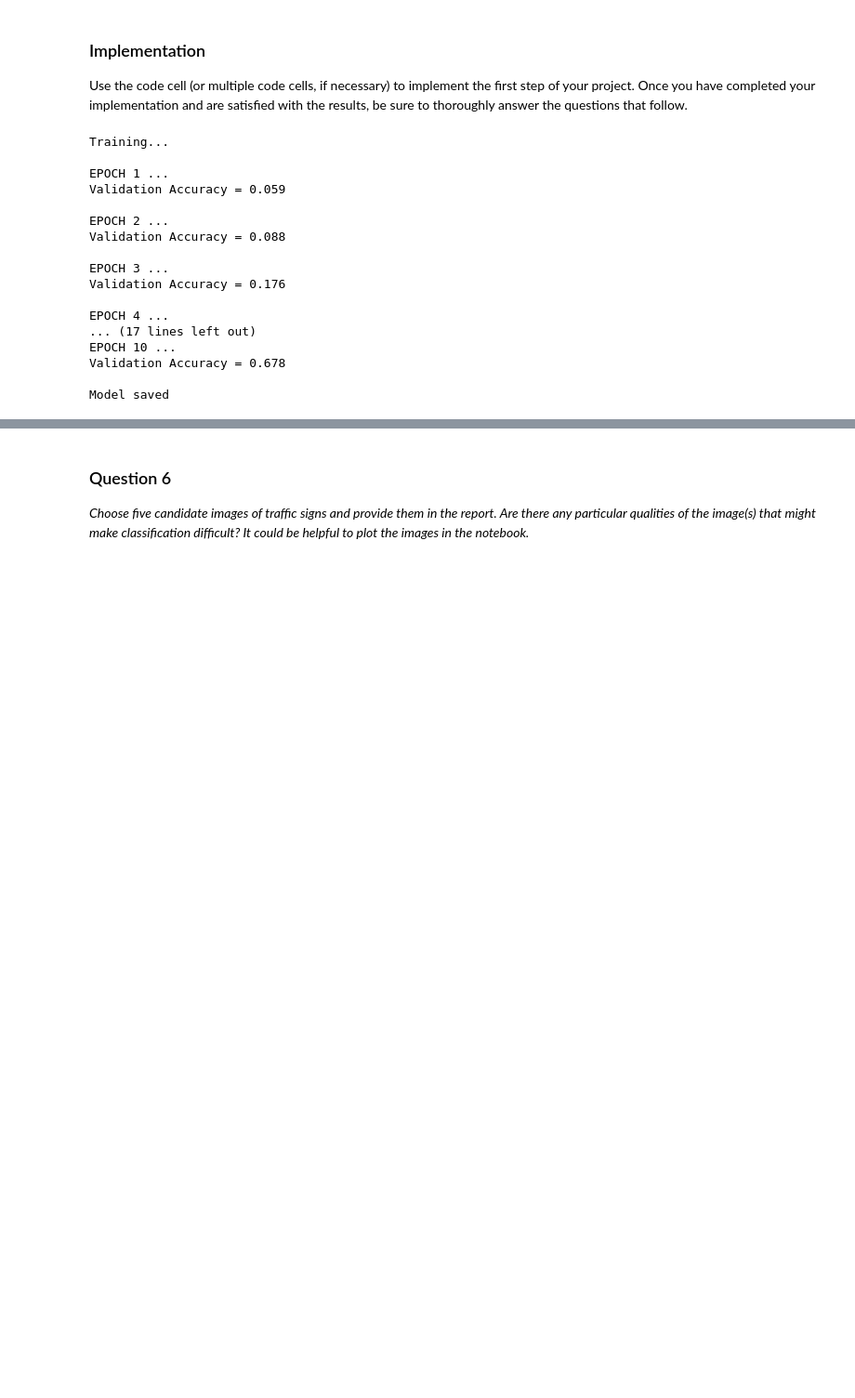
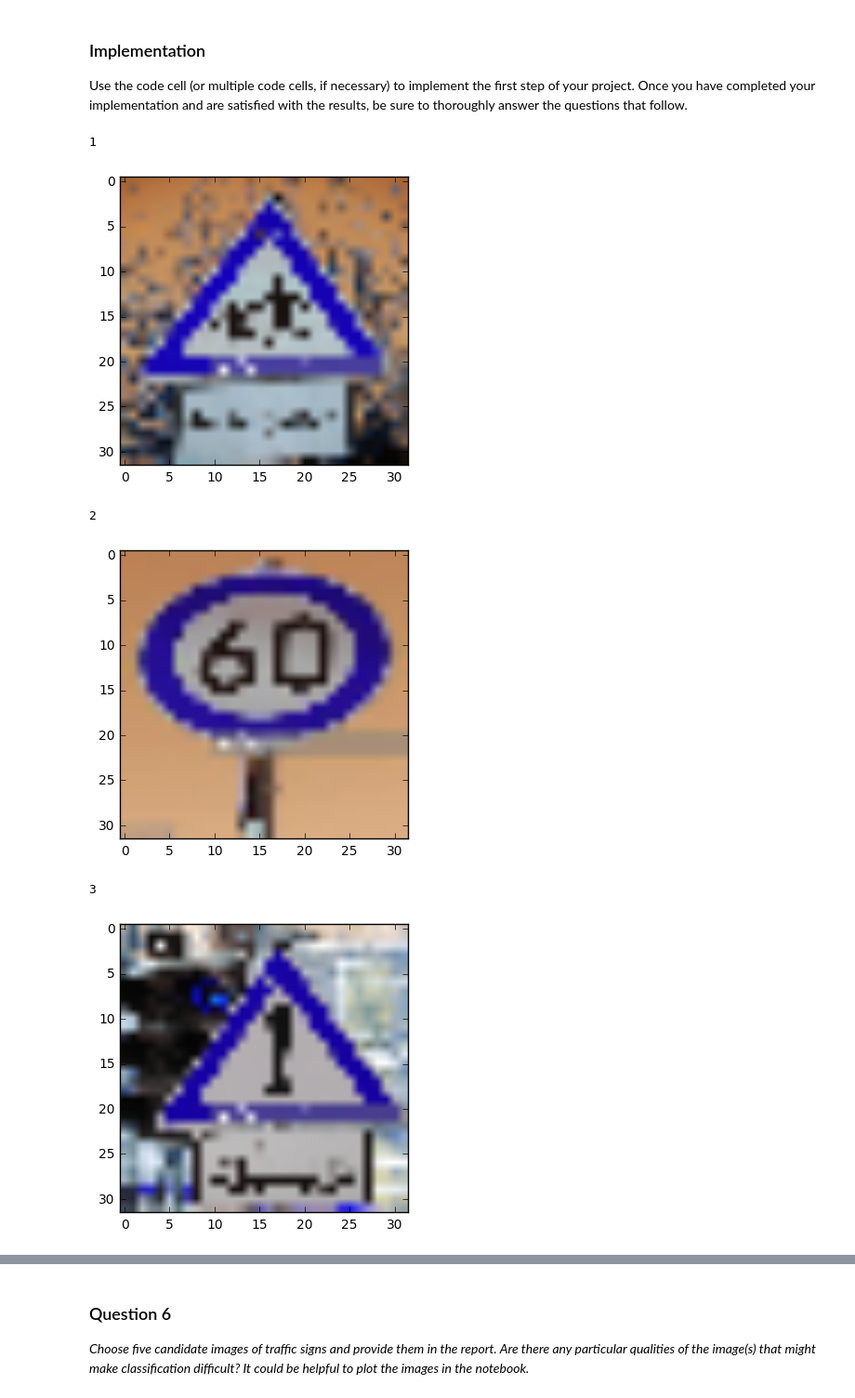
Before and after one commit to AloshkaD/Traffic_sign_classifier, a Jupyter notebook: Traffic_Sign_Classifier.ipynb, the cells around one changed output, grey strips where cells are left out. Shown at 93% size. Saved outputs shown, nothing was run; the diff lists cells and outputs as text; code cells hidden in the pictures; blank space fills up the shorter version.

```diff
--- a/Traffic_Sign_Classifier.ipynb
+++ b/Traffic_Sign_Classifier.ipynb
@@ -209,8 +240,8 @@ _Describe how you set up the training, validation and testing data for your mode
 
 import tensorflow as tf
 
-EPOCHS = 10
-BATCH_SIZE = 128
+EPOCHS = 100
+BATCH_SIZE = 150
 # %%
 #Define methods
 
@@ -387,44 +509,32 @@ Use the code cell (or multiple code cells, if necessary) to implement the first
-# %%
-with tf.Session() as sess:
-    #sess.run(tf.global_variables_initializer())
-    sess.run(tf.initialize_all_variables())
-    num_examples = len(x_train)
-
-    print("Training...")
-    print()
-    for i in range(EPOCHS):
-        x_train, y_train = shuffle(x_train, y_train)
-        for offset in range(0, num_examples, BATCH_SIZE):
-            end = offset + BATCH_SIZE
-            batch_x, batch_y = x_train[offset:end], y_train[offset:end]
-            sess.run(training_operation, feed_dict={x: batch_x, y: batch_y})
-
-        validation_accuracy = evaluate(x_validation, y_validation)
-        print("EPOCH {} ...".format(i+1))
-        print("Validation Accuracy = {:.3f}".format(validation_accuracy))
-        print()
-
-    try:
-        saver
-    except NameError:
-        saver = tf.train.Saver()
-    saver.save(sess, 'lenet')
-    print("Model saved")
-# %% [output]
-Training...
-
-EPOCH 1 ...
-Validation Accuracy = 0.059
-
-EPOCH 2 ...
-Validation Accuracy = 0.088
-
-EPOCH 3 ...
-Validation Accuracy = 0.176
-
-EPOCH 4 ...
-... (17 lines left out)
-EPOCH 10 ...
-Validation Accuracy = 0.678
-
-Model saved
+# %%
+import cv2
+
+import numpy as np
+### Load the images and plot them here.
+### Feel free to use as many code cells as needed.
+real_imgs = []
+for i in range(1, 8):
+    print(i)
+    img=cv2.imread('image_{}.jpg'.format(str(i)))
+    #plt.imshow(cv2.cvtColor(img, cv2.COLOR_BGR2RGB))
+    #plt.imshow(img)
+    resize_img = cv2.resize(img, (32, 32))
+    #print(resize_img.shape)
+    #plt_img = plt.imshow(cv2.cvtColor(resize_img, cv2.COLOR_BGR2RGB))
+    plt_img = plt.imshow(resize_img)
+    resize_img = np.reshape(np.asarray(resize_img), [32, 32, 3])
+
+    real_imgs.append(resize_img)
+    plt.show()
+
+#real_imgs = np.asarray(real_imgs)
+#real_imgs = real_imgs.astype('float32')
+#real_imgs = real_imgs  / 255 - 0.5
+print(real_imgs.shape)
+# %% [output]
+1
+[figure, added]
+2
+[figure, added]
+3
+[figure, added]
```
Also changed, not shown: parts of 26 cells of this notebook.
